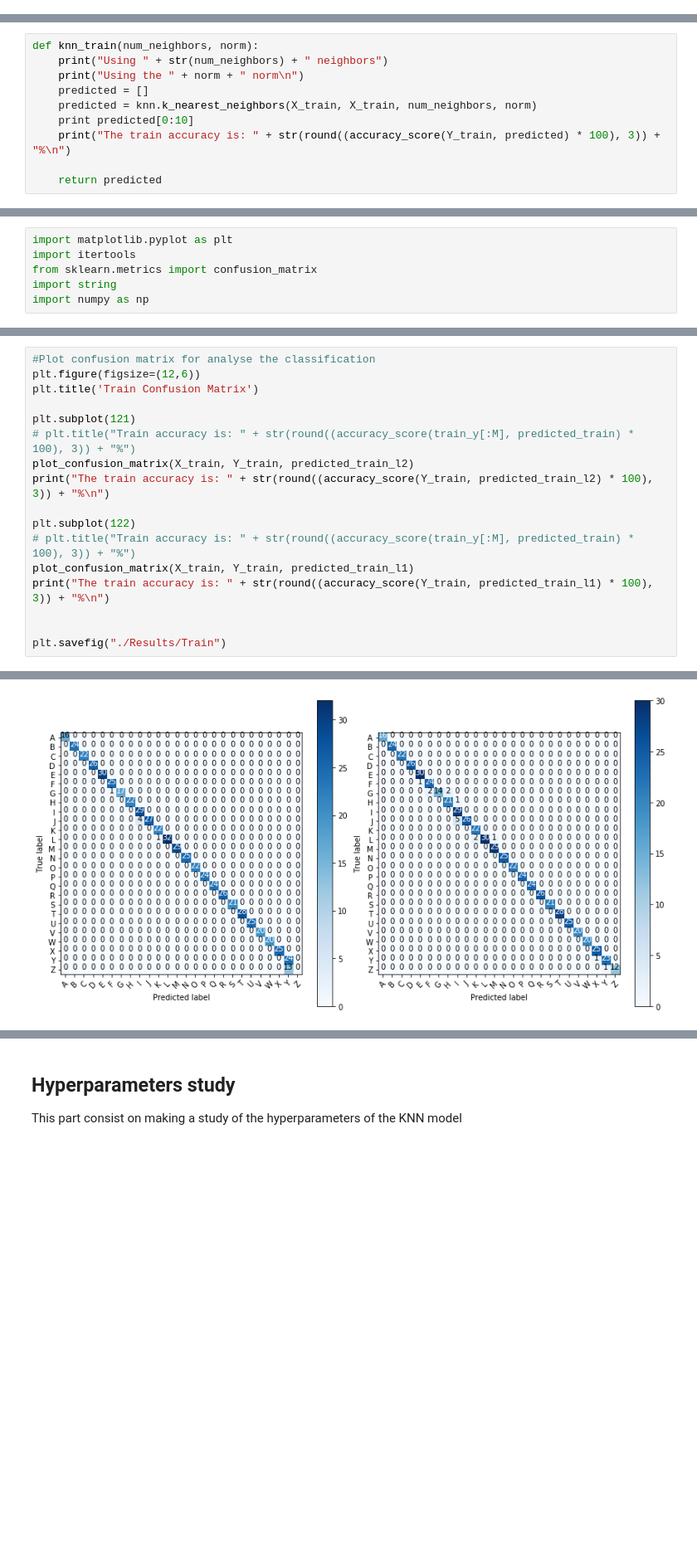
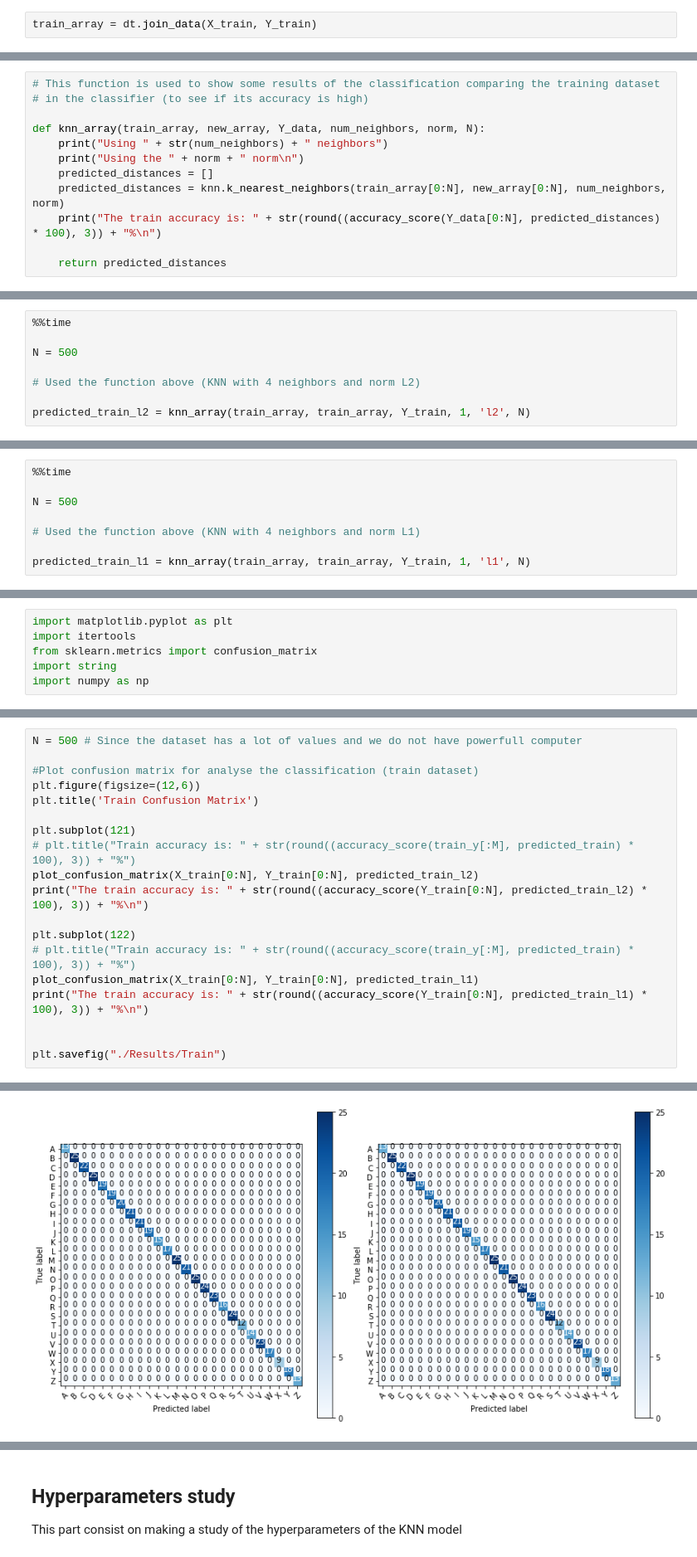
Before and after one commit to fabiomorooka/Letter-Identification, a Jupyter notebook: created_knn/main.ipynb, the cells around one changed output, grey strips where cells are left out. Shown at 83% size. Saved outputs shown, nothing was run; the diff lists cells and outputs as text; blank space fills up the shorter version.

```diff
--- a/created_knn/main.ipynb
+++ b/created_knn/main.ipynb
@@ -26 +33,3 @@ X_train, Y_train = separate_array(np.load('./../train_classes.npy'))
 X_validation, Y_validation = separate_array(np.load('./../validation_classes.npy'))
+# %%
+train_array = dt.join_data(X_train, Y_train)
@@ -34,10 +47,12 @@ from sklearn.metrics import accuracy_score
 # %%
-def knn_train(num_neighbors, norm):
+# This function is used to show some results of the classification comparing the training dataset
+# in the classifier (to see if its accuracy is high)
+
+def knn_array(train_array, new_array, Y_data, num_neighbors, norm, N):
     print("Using " + str(num_neighbors) + " neighbors")
     print("Using the " + norm + " norm\n")
-    predicted = []
-    predicted = knn.k_nearest_neighbors(X_train, X_train, num_neighbors, norm)
-    print predicted[0:10]
-    print("The train accuracy is: " + str(round((accuracy_score(Y_train, predicted) * 100), 3)) + "%\n")
+    predicted_distances = []
+    predicted_distances = knn.k_nearest_neighbors(train_array[0:N], new_array[0:N], num_neighbors, norm)
+    print("The train accuracy is: " + str(round((accuracy_score(Y_data[0:N], predicted_distances) * 100), 3)) + "%\n")
 
-    return predicted
+    return predicted_distances
@@ -87,0 +59,8 @@ Wall time: 892 ms
+# %%
+%%time
+
+N = 500
+
+# Used the function above (KNN with 4 neighbors and norm L2)
+
+predicted_train_l2 = knn_array(train_array, train_array, Y_train, 1, 'l2', N)
@@ -87,0 +75,8 @@ Wall time: 892 ms
+# %%
+%%time
+
+N = 500
+
+# Used the function above (KNN with 4 neighbors and norm L1)
+
+predicted_train_l1 = knn_array(train_array, train_array, Y_train, 1, 'l1', N)
@@ -120,19 +157,21 @@ def plot_confusion_matrix(data_x, data_y, Ypred):
     plt.xlabel('Predicted label')
     plt.tight_layout()
 # %%
-#Plot confusion matrix for analyse the classification
+N = 500 # Since the dataset has a lot of values and we do not have powerfull computer
+
+#Plot confusion matrix for analyse the classification (train dataset)
 plt.figure(figsize=(12,6))
 plt.title('Train Confusion Matrix')
 
 plt.subplot(121)
 # plt.title("Train accuracy is: " + str(round((accuracy_score(train_y[:M], predicted_train) * 100), 3)) + "%")
-plot_confusion_matrix(X_train, Y_train, predicted_train_l2)
-print("The train accuracy is: " + str(round((accuracy_score(Y_train, predicted_train_l2) * 100), 3)) + "%\n")
+plot_confusion_matrix(X_train[0:N], Y_train[0:N], predicted_train_l2)
+print("The train accuracy is: " + str(round((accuracy_score(Y_train[0:N], predicted_train_l2) * 100), 3)) + "%\n")
 
 plt.subplot(122)
 # plt.title("Train accuracy is: " + str(round((accuracy_score(train_y[:M], predicted_train) * 100), 3)) + "%")
-plot_confusion_matrix(X_train, Y_train, predicted_train_l1)
-print("The train accuracy is: " + str(round((accuracy_score(Y_train, predicted_train_l1) * 100), 3)) + "%\n")
+plot_confusion_matrix(X_train[0:N], Y_train[0:N], predicted_train_l1)
+print("The train accuracy is: " + str(round((accuracy_score(Y_train[0:N], predicted_train_l1) * 100), 3)) + "%\n")
 
 
 plt.savefig("./Results/Train")
@@ -143,2 +182,2 @@ The train accuracy is: 97.436%
-[figure, old version]
+[figure, new version]
 # %%
```
Also changed, not shown: parts of 21 cells of this notebook, 6 other files.
